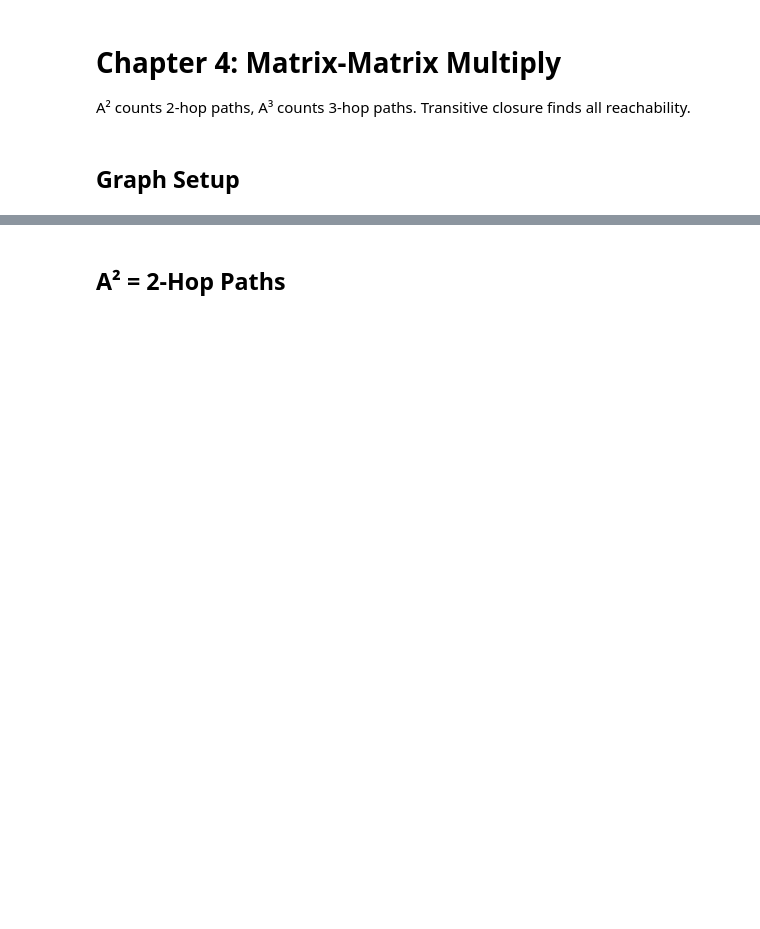
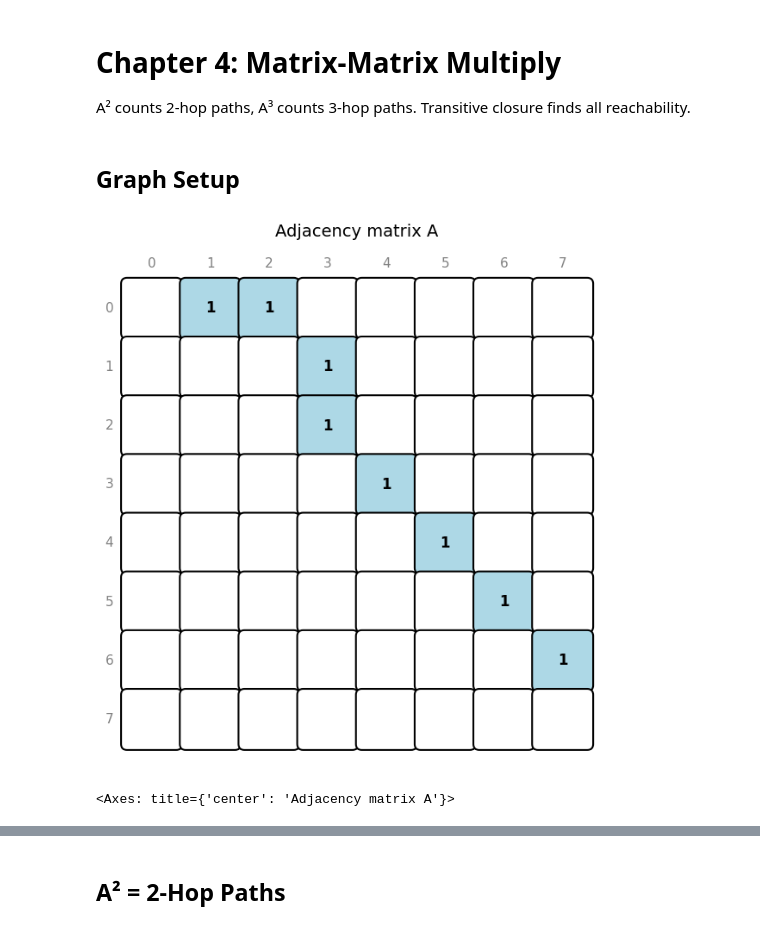
Before and after one commit to GraphBLAS/IllustratedGraphBLAS, a Jupyter notebook: notebooks/04_matrix_multiply.ipynb, the cells around one changed output, grey strips where cells are left out. Drawn from its saved outputs; the diff is of its cells as text; code cells hidden in the pictures; blank space fills up the shorter version.

Commit message:
lots of updates to notebooks, graph, matrix and vector drawing functions, expanded ewise chapter and incidence chapter.

```diff
--- a/notebooks/04_matrix_multiply.ipynb
+++ b/notebooks/04_matrix_multiply.ipynb
@@ -10,11 +11,14 @@ import matplotlib.pyplot as plt
 # %% [markdown]
 ## Graph Setup
 # %%
-edges = [(0,1), (1,2), (2,3), (0,2)]
+# Larger directed graph with 8 nodes
+edges = [(0,1), (0,2), (1,3), (2,3), (3,4), (4,5), (5,6), (6,7)]
 rows, cols = zip(*edges)
 
-A = Matrix.from_coo(rows, cols, [1]*len(edges), nrows=4, ncols=4, dtype=int)
-print("Adjacency matrix A:")
-print(A)
+A = Matrix.from_coo(rows, cols, [1]*len(edges), nrows=8, ncols=8, dtype=int)
+draw_matrix(A, title="Adjacency matrix A")
+# %% [output]
+[figure, added]
+<Axes: title={'center': 'Adjacency matrix A'}>
 # %%
 G = nx.DiGraph(edges)
```
Also changed, not shown: parts of 7 cells of this notebook, 10 other files.
